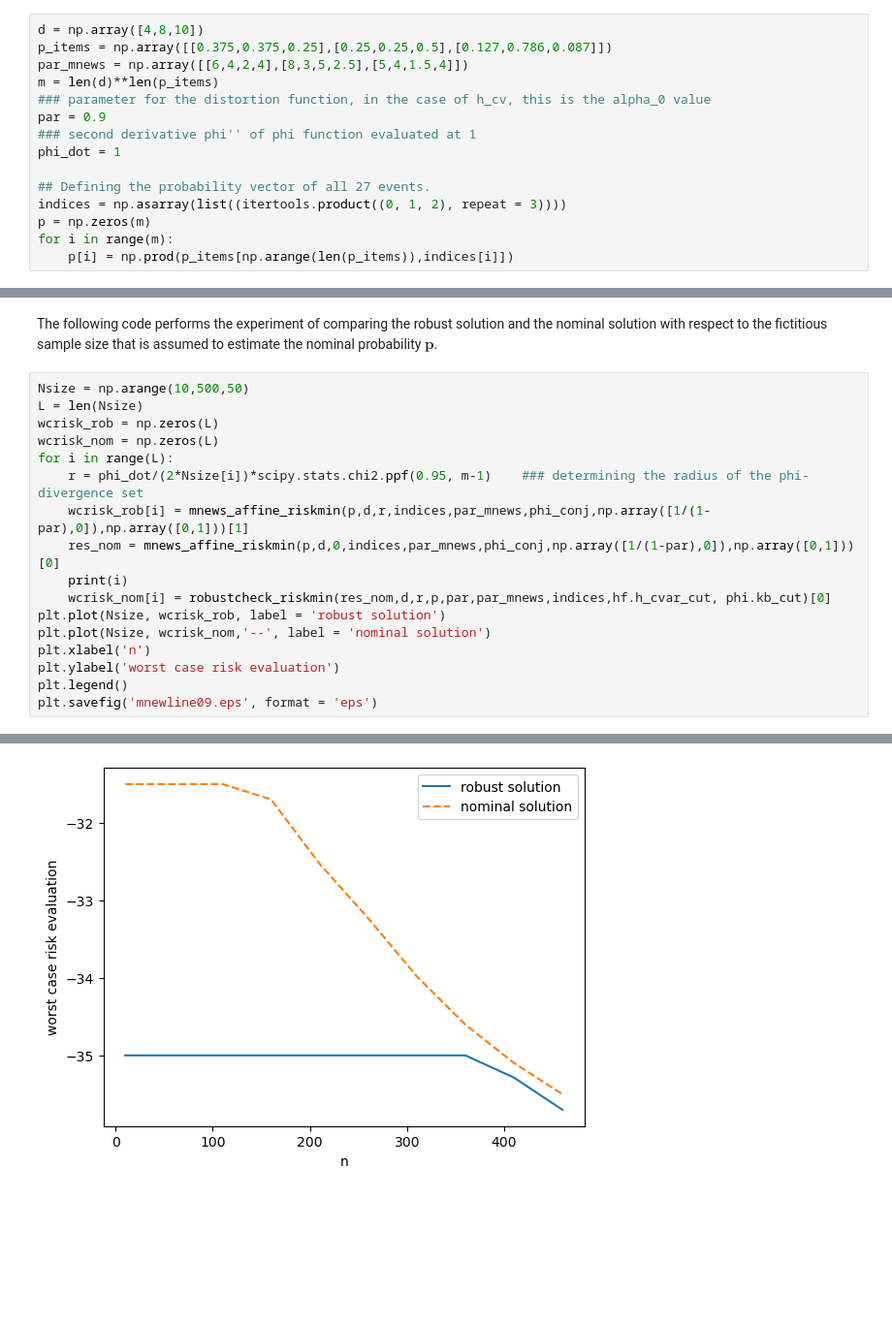
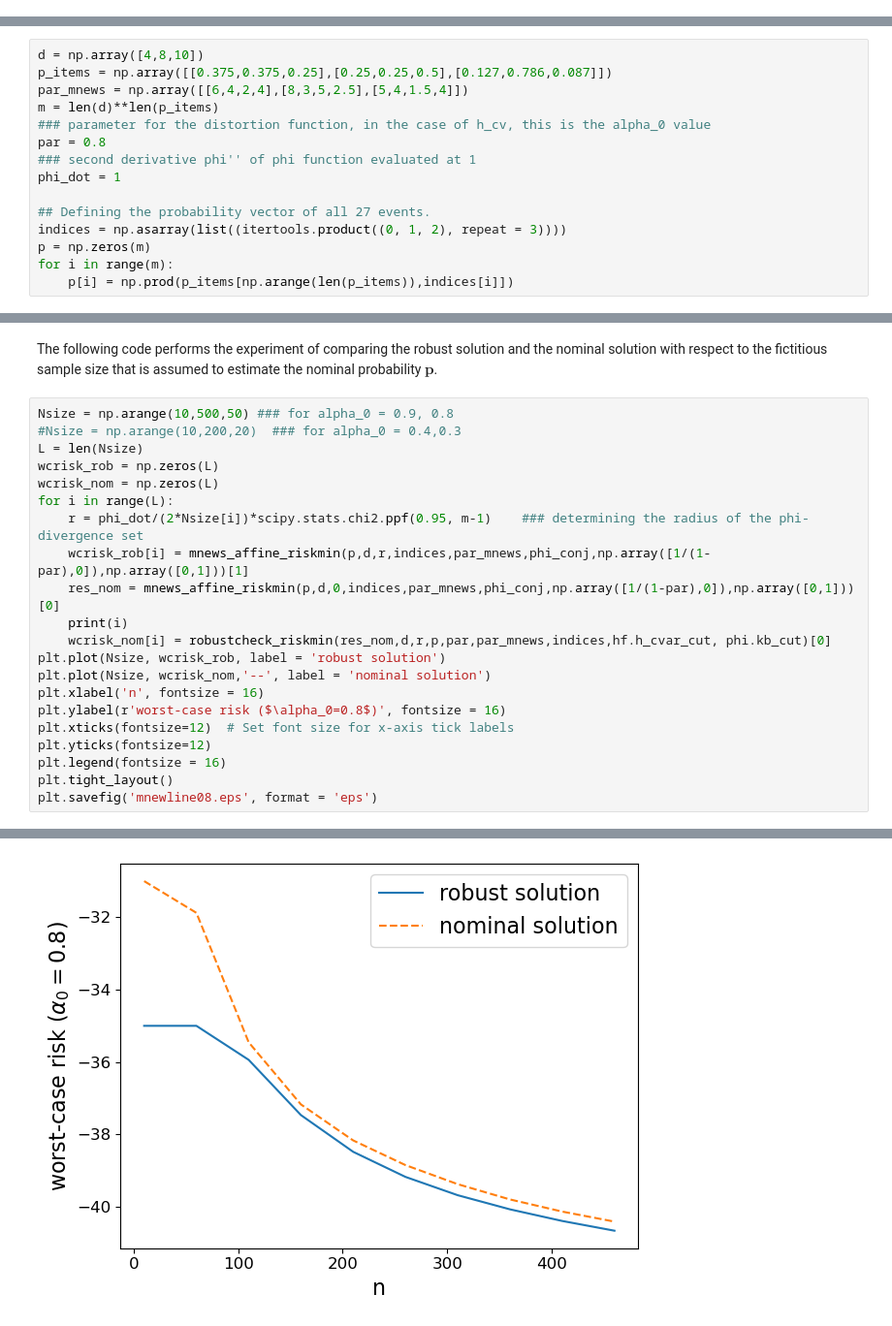
Before and after one commit to GuanJinNL/Robust_Optimization_Risk_Measures, a Jupyter notebook: Multi_Items_Newsvendor.ipynb, the cells around one changed output, grey strips where cells are left out. Shown at 97% size. Saved outputs shown, nothing was run; the diff lists cells and outputs as text; blank space fills up the shorter version.

```diff
--- a/Multi_Items_Newsvendor.ipynb
+++ b/Multi_Items_Newsvendor.ipynb
@@ -56,15 +53,0 @@ Defining the parameter values
-# %%
-d = np.array([4,8,10])
-p_items = np.array([[0.375,0.375,0.25],[0.25,0.25,0.5],[0.127,0.786,0.087]])
-par_mnews = np.array([[6,4,2,4],[8,3,5,2.5],[5,4,1.5,4]])
-m = len(d)**len(p_items)
-### parameter for the distortion function, in the case of h_cv, this is the alpha_0 value
-par = 0.9
-### second derivative phi'' of phi function evaluated at 1
-phi_dot = 1
-
-## Defining the probability vector of all 27 events.
-indices = np.asarray(list((itertools.product((0, 1, 2), repeat = 3))))
-p = np.zeros(m)
-for i in range(m):
-    p[i] = np.prod(p_items[np.arange(len(p_items)),indices[i]])
@@ -149,0 +130,15 @@ def robustcheck_riskmin(y,d,r,p,par,par_mnews,indices,h_func, phi_func):
+# %%
+d = np.array([4,8,10])
+p_items = np.array([[0.375,0.375,0.25],[0.25,0.25,0.5],[0.127,0.786,0.087]])
+par_mnews = np.array([[6,4,2,4],[8,3,5,2.5],[5,4,1.5,4]])
+m = len(d)**len(p_items)
+### parameter for the distortion function, in the case of h_cv, this is the alpha_0 value
+par = 0.8
+### second derivative phi'' of phi function evaluated at 1
+phi_dot = 1
+
+## Defining the probability vector of all 27 events.
+indices = np.asarray(list((itertools.product((0, 1, 2), repeat = 3))))
+p = np.zeros(m)
+for i in range(m):
+    p[i] = np.prod(p_items[np.arange(len(p_items)),indices[i]])
@@ -150,7 +153,8 @@ def robustcheck_riskmin(y,d,r,p,par,par_mnews,indices,h_func, phi_func):
 # %% [markdown]
 The following code performs the experiment of comparing the robust solution and the nominal solution with respect to the fictitious sample size that is assumed to estimate the nominal probability $\mathbf{p}$.
 # %%
-Nsize = np.arange(10,500,50)
+Nsize = np.arange(10,500,50) ### for alpha_0 = 0.9, 0.8
+#Nsize = np.arange(10,200,20)  ### for alpha_0 = 0.4,0.3
 L = len(Nsize)
 wcrisk_rob = np.zeros(L)
 wcrisk_nom = np.zeros(L)
@@ -162,10 +166,13 @@ for i in range(L):
     wcrisk_nom[i] = robustcheck_riskmin(res_nom,d,r,p,par,par_mnews,indices,hf.h_cvar_cut, phi.kb_cut)[0]
 plt.plot(Nsize, wcrisk_rob, label = 'robust solution')
 plt.plot(Nsize, wcrisk_nom,'--', label = 'nominal solution')
-plt.xlabel('n')
-plt.ylabel('worst case risk evaluation')
-plt.legend()
-plt.savefig('mnewline09.eps', format = 'eps')
+plt.xlabel('n', fontsize = 16)
+plt.ylabel(r'worst-case risk ($\alpha_0=0.8$)', fontsize = 16)
+plt.xticks(fontsize=12)  # Set font size for x-axis tick labels
+plt.yticks(fontsize=12)
+plt.legend(fontsize = 16)
+plt.tight_layout()
+plt.savefig('mnewline08.eps', format = 'eps')
 # %% [output]
 0
 1
@@ -181 +188 @@ The PostScript backend does not support transparency; partially transparent arti
-[figure, old version]
+[figure, new version]
```
Also changed, not shown: parts of 8 cells of this notebook.
